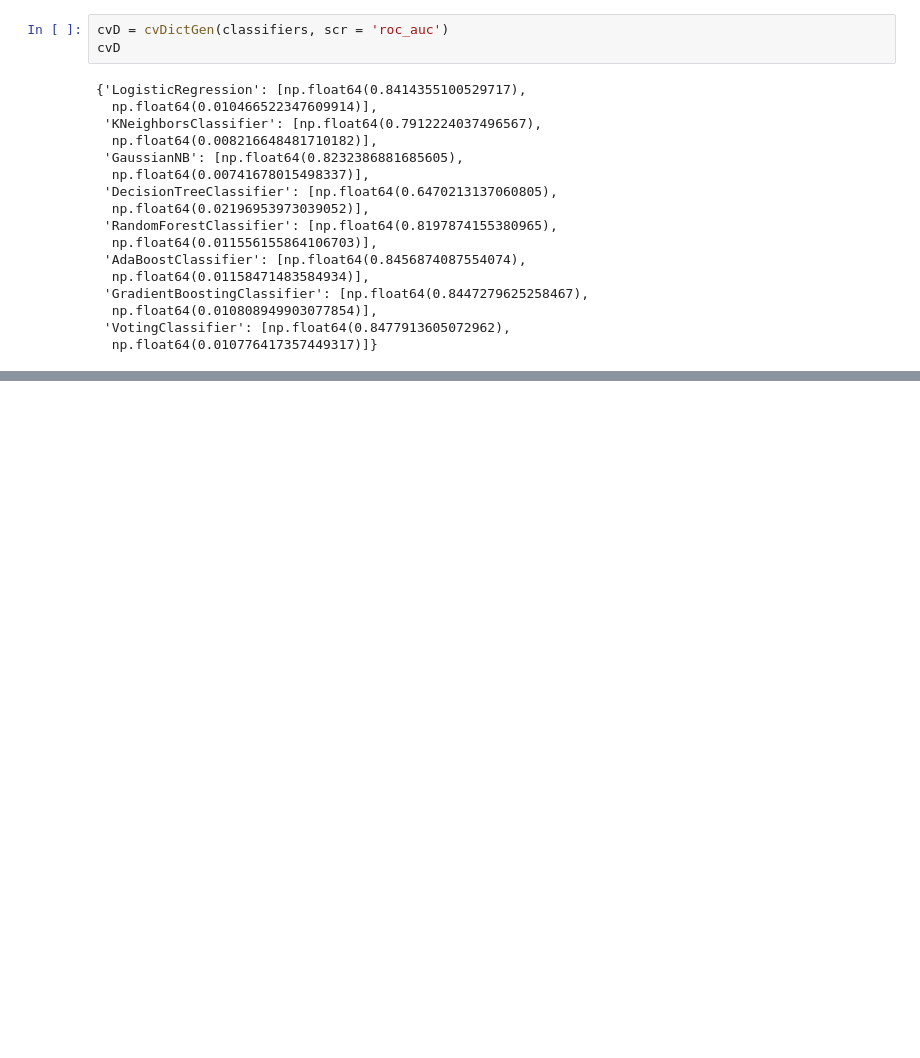
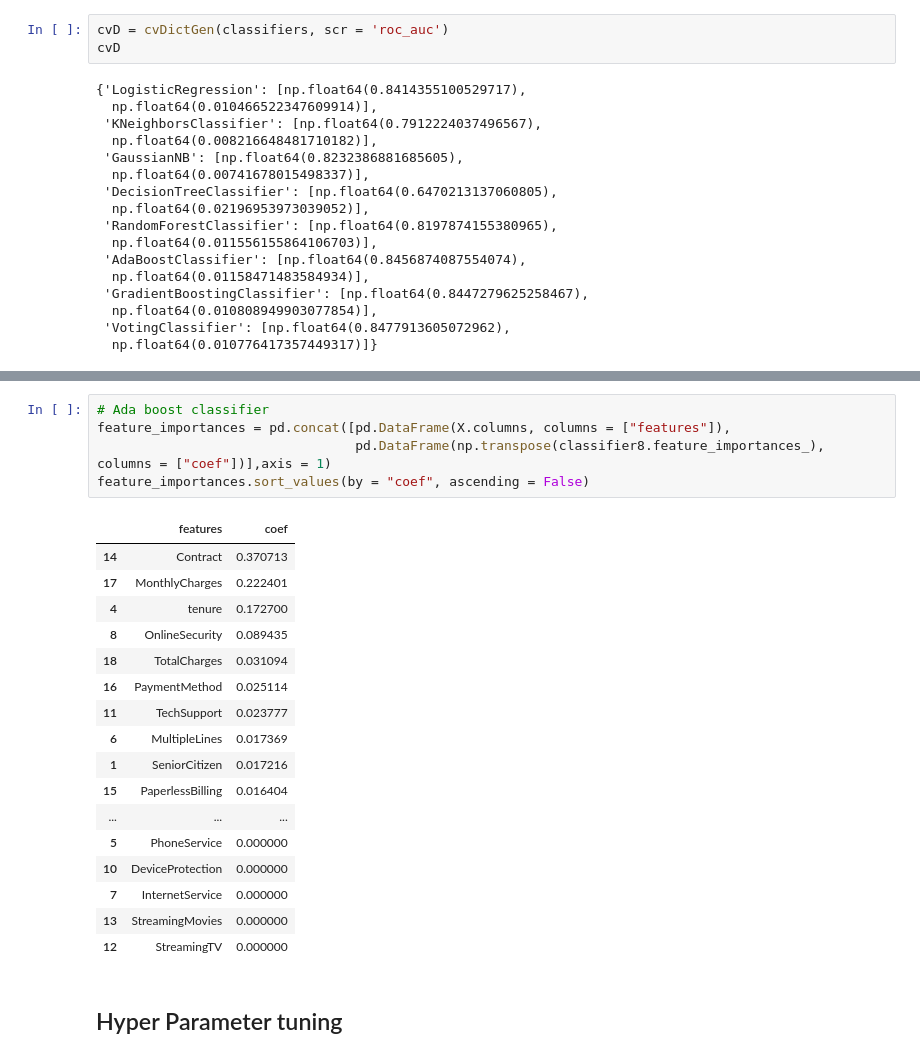
Before and after one commit to sAkhil2027/Telecom_Customer_Churn_Prediction, a Jupyter notebook: Scripts/Customer churn prediction.ipynb, the cells around one changed output, grey strips where cells are left out. Cells and saved outputs as stored; diff of their text form; blank space fills up the shorter version.

```diff
--- a/Scripts/Customer churn prediction.ipynb
+++ b/Scripts/Customer churn prediction.ipynb
@@ -1069,0 +1095,25 @@ cvD
+# %%
+# Ada boost classifier
+feature_importances = pd.concat([pd.DataFrame(X.columns, columns = ["features"]),
+                                 pd.DataFrame(np.transpose(classifier8.feature_importances_), columns = ["coef"])],axis = 1)
+feature_importances.sort_values(by = "coef", ascending = False)
+# %% [output]
+|  | features | coef |
+| 14 | Contract | 0.370713 |
+| 17 | MonthlyCharges | 0.222401 |
+| 4 | tenure | 0.172700 |
+| 8 | OnlineSecurity | 0.089435 |
+| 18 | TotalCharges | 0.031094 |
+| 16 | PaymentMethod | 0.025114 |
+| 11 | TechSupport | 0.023777 |
+| 6 | MultipleLines | 0.017369 |
+| 1 | SeniorCitizen | 0.017216 |
+| 15 | PaperlessBilling | 0.016404 |
+| ... | ... | ... |
+| 5 | PhoneService | 0.000000 |
+| 10 | DeviceProtection | 0.000000 |
+| 7 | InternetService | 0.000000 |
+| 13 | StreamingMovies | 0.000000 |
+| 12 | StreamingTV | 0.000000 |
+# %% [markdown]
+## Hyper Parameter tuning
```
Also changed, not shown: parts of 2 cells of this notebook.
